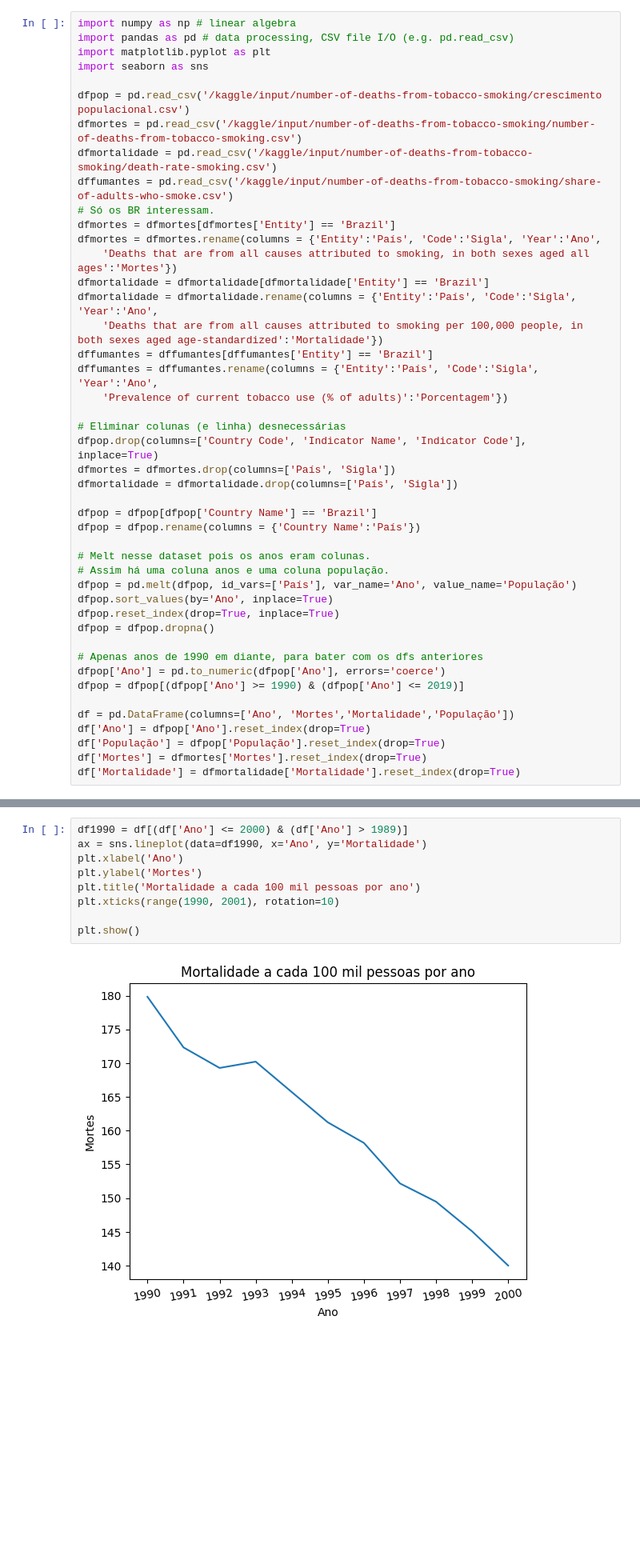
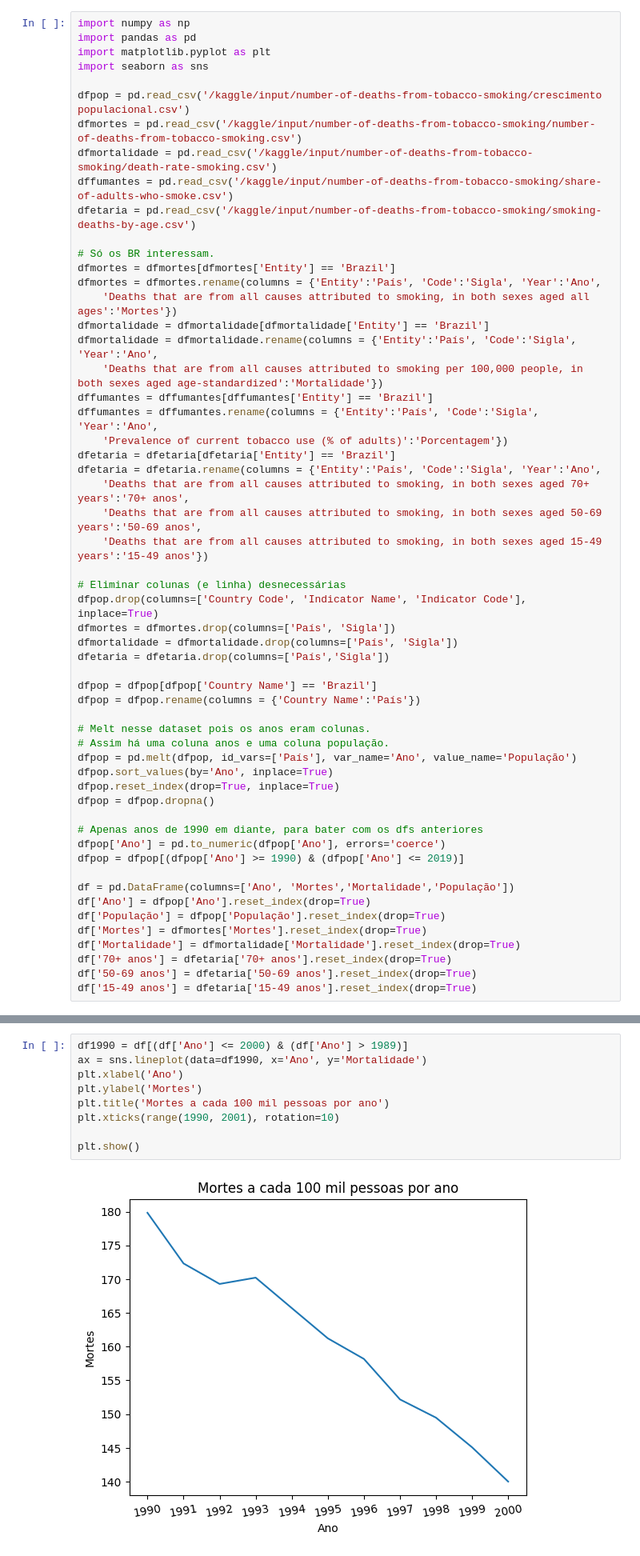
Before and after one commit to namespaiva/projeto-integrador-4, a Jupyter notebook: pi-4.ipynb, the cells around one changed output, grey strips where cells are left out. Shown at 80% size. Saved outputs shown, nothing was run; the diff lists cells and outputs as text; blank space fills up the shorter version.

```diff
--- a/pi-4.ipynb
+++ b/pi-4.ipynb
@@ -1,6 +1,6 @@
 # %%
-import numpy as np # linear algebra
-import pandas as pd # data processing, CSV file I/O (e.g. pd.read_csv)
+import numpy as np
+import pandas as pd
 import matplotlib.pyplot as plt
 import seaborn as sns
 
@@ -8,6 +8,8 @@ dfpop = pd.read_csv('/kaggle/input/number-of-deaths-from-tobacco-smoking/crescim
 dfmortes = pd.read_csv('/kaggle/input/number-of-deaths-from-tobacco-smoking/number-of-deaths-from-tobacco-smoking.csv')
 dfmortalidade = pd.read_csv('/kaggle/input/number-of-deaths-from-tobacco-smoking/death-rate-smoking.csv')
 dffumantes = pd.read_csv('/kaggle/input/number-of-deaths-from-tobacco-smoking/share-of-adults-who-smoke.csv')
+dfetaria = pd.read_csv('/kaggle/input/number-of-deaths-from-tobacco-smoking/smoking-deaths-by-age.csv')
+
 # Só os BR interessam.
 dfmortes = dfmortes[dfmortes['Entity'] == 'Brazil']
 dfmortes = dfmortes.rename(columns = {'Entity':'País', 'Code':'Sigla', 'Year':'Ano',
@@ -18,11 +20,17 @@ dfmortalidade = dfmortalidade.rename(columns = {'Entity':'País', 'Code':'Sigla'
 dffumantes = dffumantes[dffumantes['Entity'] == 'Brazil']
 dffumantes = dffumantes.rename(columns = {'Entity':'País', 'Code':'Sigla', 'Year':'Ano',
     'Prevalence of current tobacco use (% of adults)':'Porcentagem'})
+dfetaria = dfetaria[dfetaria['Entity'] == 'Brazil']
+dfetaria = dfetaria.rename(columns = {'Entity':'País', 'Code':'Sigla', 'Year':'Ano',
+    'Deaths that are from all causes attributed to smoking, in both sexes aged 70+ years':'70+ anos',
+    'Deaths that are from all causes attributed to smoking, in both sexes aged 50-69 years':'50-69 anos',
+    'Deaths that are from all causes attributed to smoking, in both sexes aged 15-49 years':'15-49 anos'})
 
 # Eliminar colunas (e linha) desnecessárias
 dfpop.drop(columns=['Country Code', 'Indicator Name', 'Indicator Code'], inplace=True)
 dfmortes = dfmortes.drop(columns=['País', 'Sigla'])
 dfmortalidade = dfmortalidade.drop(columns=['País', 'Sigla'])
+dfetaria = dfetaria.drop(columns=['País','Sigla'])
 
 dfpop = dfpop[dfpop['Country Name'] == 'Brazil']
 dfpop = dfpop.rename(columns = {'Country Name':'País'})
@@ -43,6 +51,9 @@ df['Ano'] = dfpop['Ano'].reset_index(drop=True)
 df['População'] = dfpop['População'].reset_index(drop=True)
 df['Mortes'] = dfmortes['Mortes'].reset_index(drop=True)
 df['Mortalidade'] = dfmortalidade['Mortalidade'].reset_index(drop=True)
+df['70+ anos'] = dfetaria['70+ anos'].reset_index(drop=True)
+df['50-69 anos'] = dfetaria['50-69 anos'].reset_index(drop=True)
+df['15-49 anos'] = dfetaria['15-49 anos'].reset_index(drop=True)
 # %%
 dffumantes
 # %% [output]
@@ -112,14 +123,14 @@ plt.show()
 # %%
 df1990 = df[(df['Ano'] <= 2000) & (df['Ano'] > 1989)]
 ax = sns.lineplot(data=df1990, x='Ano', y='Mortalidade')
 plt.xlabel('Ano')
 plt.ylabel('Mortes')
-plt.title('Mortalidade a cada 100 mil pessoas por ano')
+plt.title('Mortes a cada 100 mil pessoas por ano')
 plt.xticks(range(1990, 2001), rotation=10)
 
 plt.show()
 # %% [output]
-[figure, old version]
+[figure, new version]
 # %%
 df2000 = df[(df['Ano'] >= 2000) & (df['Ano'] < 2011)]
 ax = sns.lineplot(data=df2000, x='Ano', y='Mortalidade')
```
Also changed, not shown: parts of 3 cells of this notebook.
